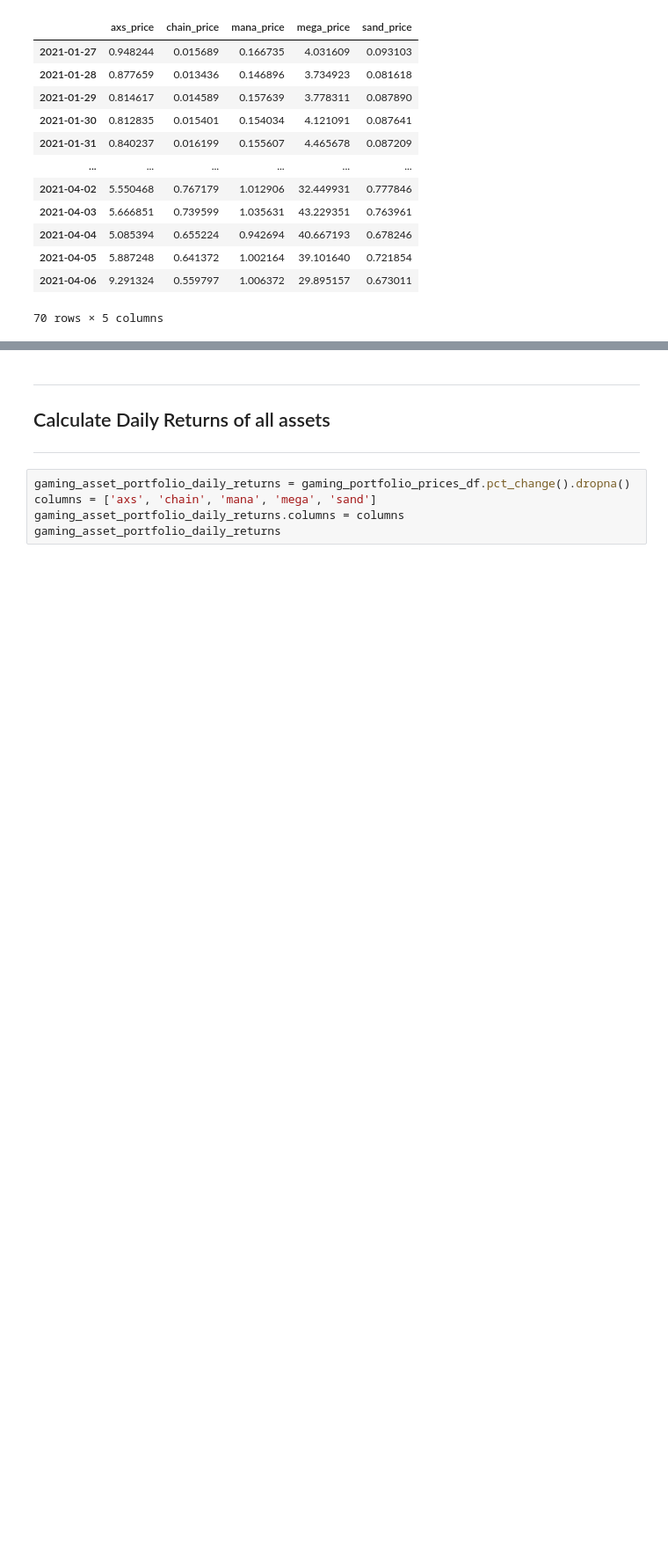
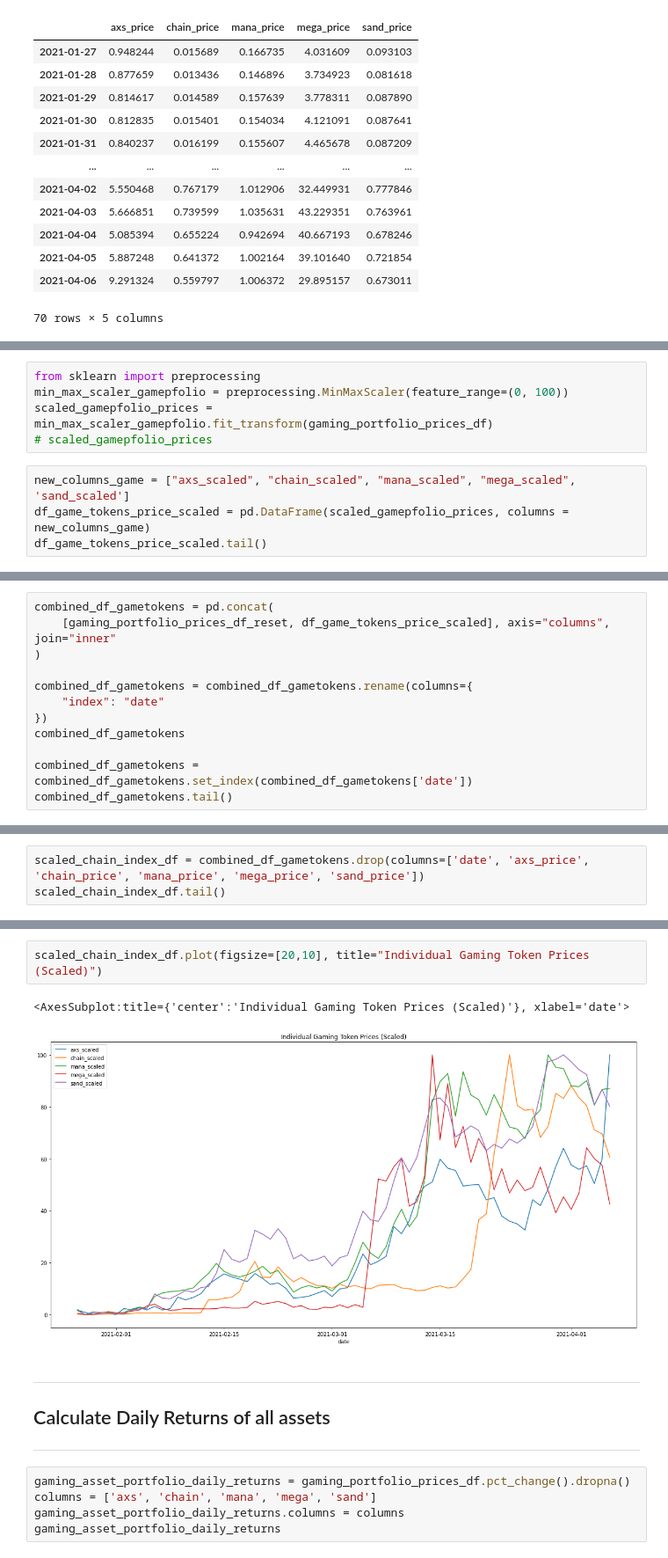
Before and after one commit to Hash3rown/nfty_tree.io, a Jupyter notebook: sandbox/kelso_gaming_NFT_portfolio_analysis.ipynb, the cells around one changed output, grey strips where cells are left out. Shown at 88% size. Saved outputs shown, nothing was run; the diff lists cells and outputs as text; blank space fills up the shorter version.

```diff
--- a/sandbox/kelso_gaming_NFT_portfolio_analysis.ipynb
+++ b/sandbox/kelso_gaming_NFT_portfolio_analysis.ipynb
@@ -188,0 +222,9 @@ gaming_portfolio_prices_df
+# %%
+from sklearn import preprocessing
+min_max_scaler_gamepfolio = preprocessing.MinMaxScaler(feature_range=(0, 100))
+scaled_gamepfolio_prices = min_max_scaler_gamepfolio.fit_transform(gaming_portfolio_prices_df)
+# scaled_gamepfolio_prices
+# %%
+new_columns_game = ["axs_scaled", "chain_scaled", "mana_scaled", "mega_scaled", 'sand_scaled']
+df_game_tokens_price_scaled = pd.DataFrame(scaled_gamepfolio_prices, columns = new_columns_game)
+df_game_tokens_price_scaled.tail()
@@ -188,0 +238,12 @@ gaming_portfolio_prices_df
+# %%
+combined_df_gametokens = pd.concat(
+    [gaming_portfolio_prices_df_reset, df_game_tokens_price_scaled], axis="columns", join="inner"
+)
+
+combined_df_gametokens = combined_df_gametokens.rename(columns={
+    "index": "date"
+})
+combined_df_gametokens
+
+combined_df_gametokens = combined_df_gametokens.set_index(combined_df_gametokens['date'])
+combined_df_gametokens.tail()
@@ -188,0 +258,3 @@ gaming_portfolio_prices_df
+# %%
+scaled_chain_index_df = combined_df_gametokens.drop(columns=['date', 'axs_price', 'chain_price', 'mana_price', 'mega_price', 'sand_price'])
+scaled_chain_index_df.tail()
@@ -189,3 +269,8 @@ gaming_portfolio_prices_df
+# %%
+scaled_chain_index_df.plot(figsize=[20,10], title="Individual Gaming Token Prices (Scaled)")
+# %% [output]
+<AxesSubplot:title={'center':'Individual Gaming Token Prices (Scaled)'}, xlabel='date'>
+[figure, added]
 # %% [markdown]
 ____________________________________________________________________________________________
 ## Calculate Daily Returns of all assets
```
Also changed, not shown: parts of 10 cells of this notebook.
